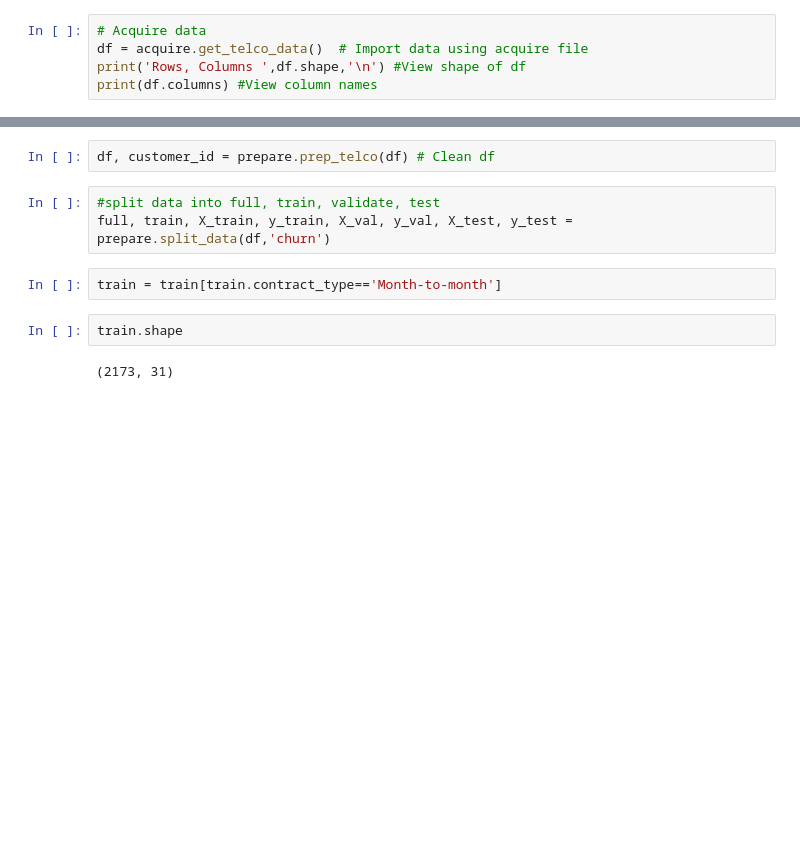
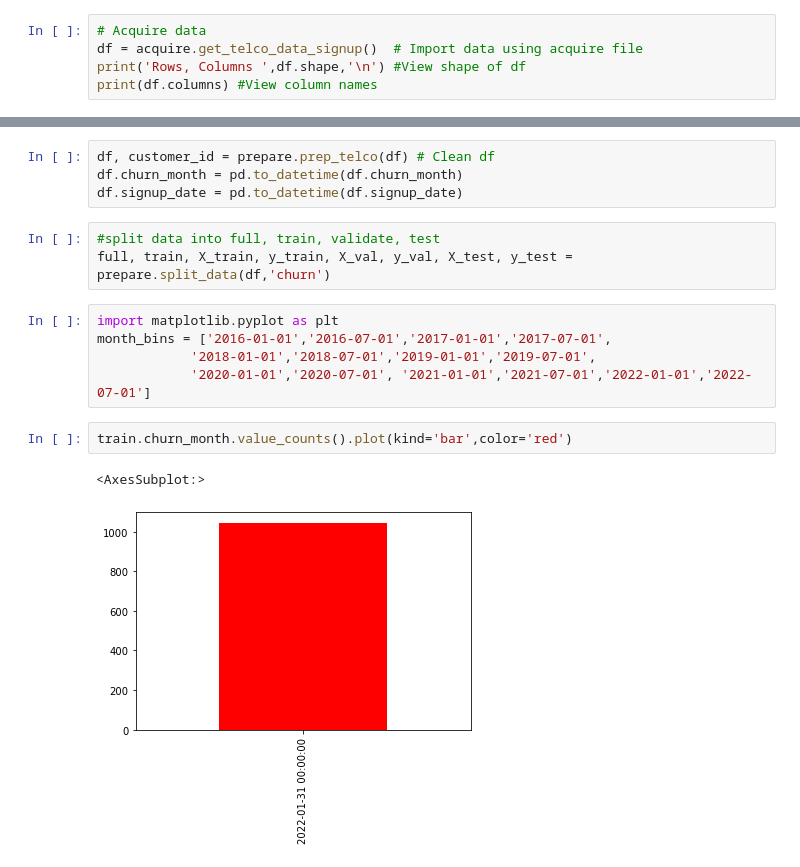
Before and after one commit to richie-p-meyer/telco_churn, a Jupyter notebook: storytelling.ipynb, the cells around one changed output, grey strips where cells are left out. Saved outputs shown, nothing was run; the diff lists cells and outputs as text; blank space fills up the shorter version.

```diff
--- a/storytelling.ipynb
+++ b/storytelling.ipynb
@@ -17,6 +19,6 @@ from sklearn.neighbors import KNeighborsClassifier
 # %%
 # Acquire data
-df = acquire.get_telco_data()  # Import data using acquire file
+df = acquire.get_telco_data_signup()  # Import data using acquire file
 print('Rows, Columns ',df.shape,'\n') #View shape of df
 print(df.columns) #View column names
 # %% [output]
@@ -32,12 +34,18 @@ Index(['customer_id', 'payment_type_id', 'internet_service_type_id',
       dtype='object')
 # %%
 df, customer_id = prepare.prep_telco(df) # Clean df
+df.churn_month = pd.to_datetime(df.churn_month)
+df.signup_date = pd.to_datetime(df.signup_date)
 # %%
 #split data into full, train, validate, test
 full, train, X_train, y_train, X_val, y_val, X_test, y_test = prepare.split_data(df,'churn')
-# %%
-train = train[train.contract_type=='Month-to-month']
-# %%
-train.shape
-# %% [output]
-(2173, 31)
+# %%
+import matplotlib.pyplot as plt
+month_bins = ['2016-01-01','2016-07-01','2017-01-01','2017-07-01',
+            '2018-01-01','2018-07-01','2019-01-01','2019-07-01',
+            '2020-01-01','2020-07-01', '2021-01-01','2021-07-01','2022-01-01','2022-07-01']
+# %%
+train.churn_month.value_counts().plot(kind='bar',color='red')
+# %% [output]
+<AxesSubplot:>
+[figure, added]
```
Also changed, not shown: parts of 13 cells of this notebook, 3 other files.
